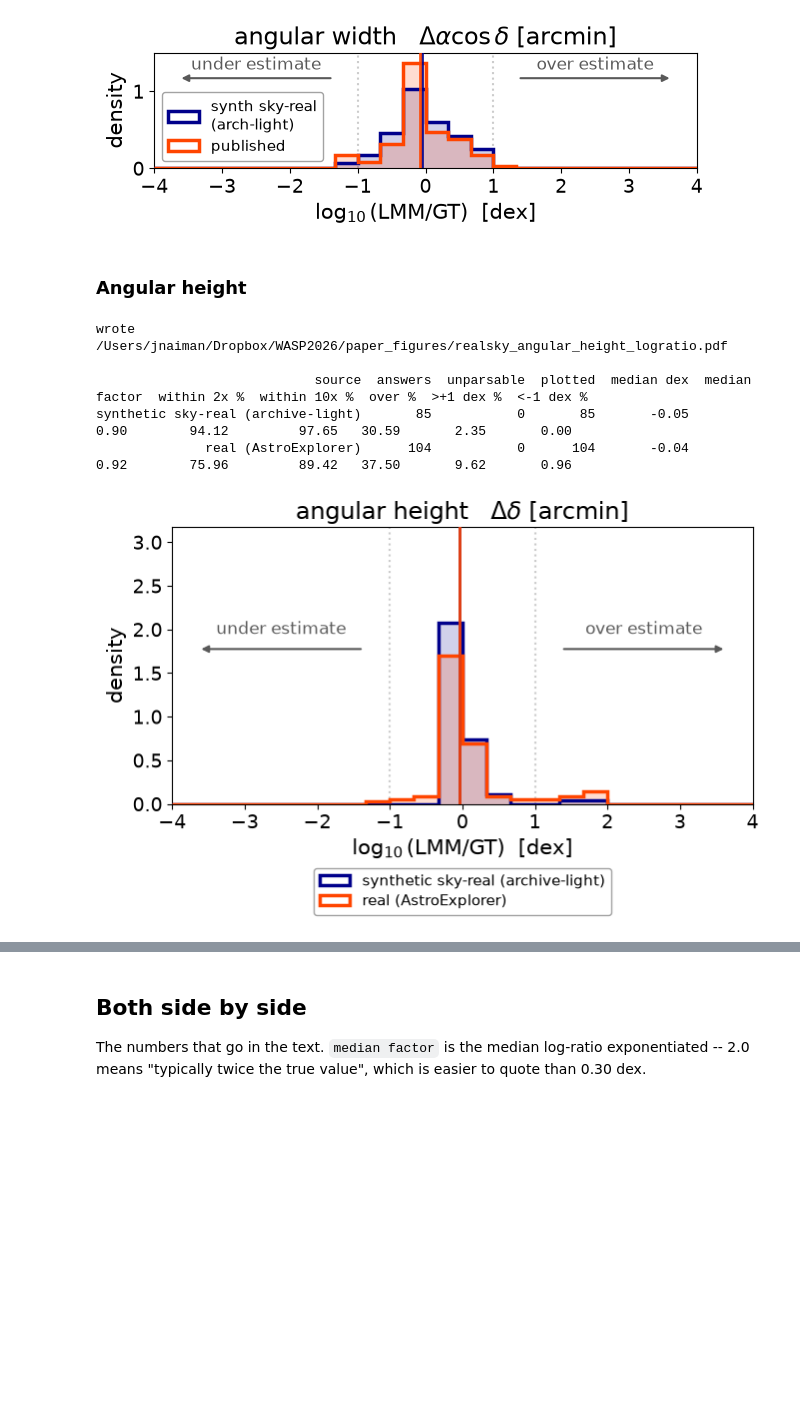
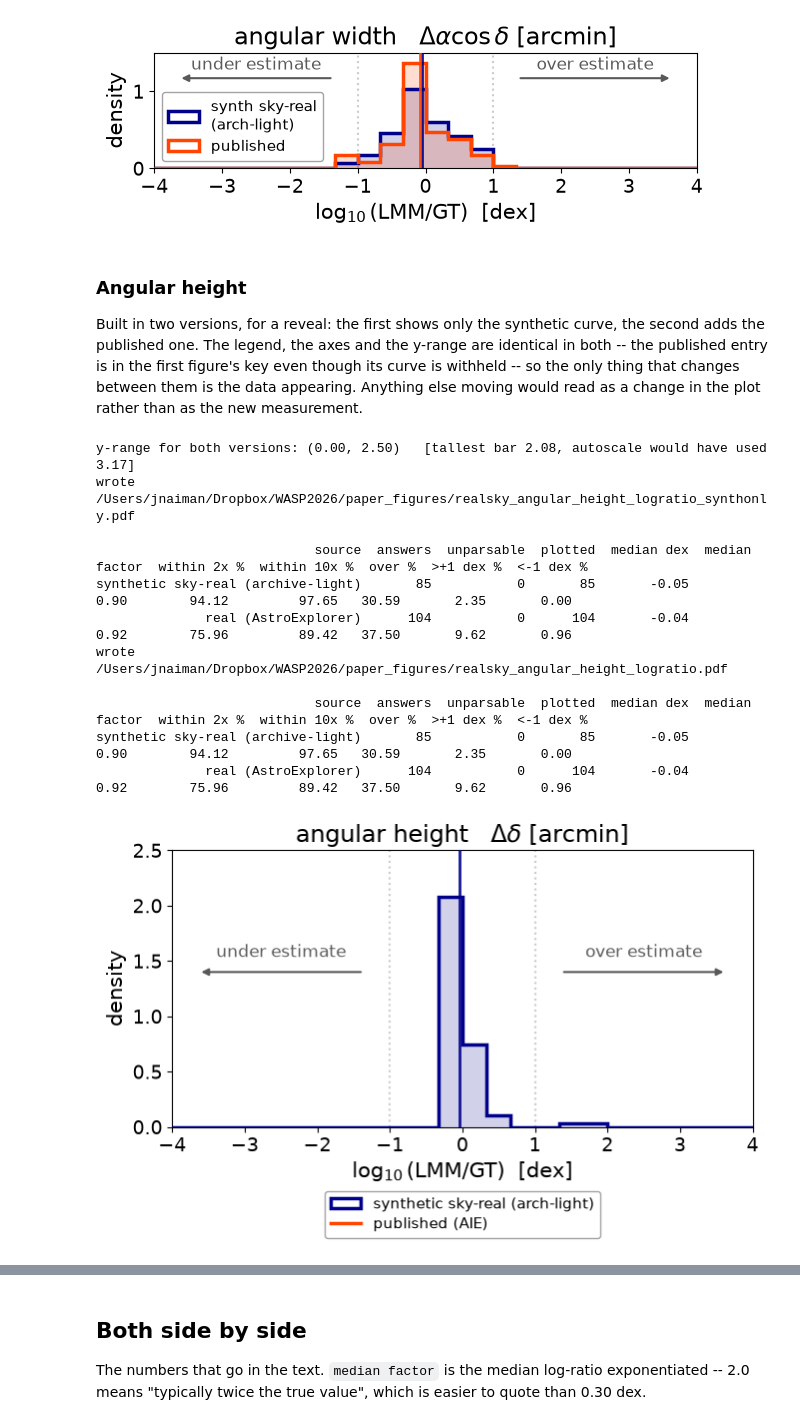
Before and after one commit to jnaiman/SkyImagesWASP2026, a Jupyter notebook: models/figure_notebooks/mean_med_calcs_figure_realsky.ipynb, the cells around one changed output, grey strips where cells are left out. Drawn from its saved outputs; the diff is of its cells as text; code cells hidden in the pictures; blank space fills up the shorter version.

Commit message:
more plots for conf

```diff
--- a/models/figure_notebooks/mean_med_calcs_figure_realsky.ipynb
+++ b/models/figure_notebooks/mean_med_calcs_figure_realsky.ipynb
@@ -760,12 +786,74 @@ synthetic sky-real (archive-light)       85           0       85       -0.05
 [figure]
 # %% [markdown]
 ### Angular height
+
+Built in two versions, for a reveal: the first shows only the synthetic curve,
+the second adds the published one. The legend, the axes and the y-range are
+identical in both -- the published entry is in the first figure's key even
+though its curve is withheld -- so the only thing that changes between them is
+the data appearing. Anything else moving would read as a change in the plot
+rather than as the new measurement.
 # %%
-fig_h = plot_question_logratio('angular height')
+# ============ angular height: withheld, then revealed ============
+# Legend names for THIS figure.  Merged onto the current `legend_short` rather
+# than redefined, so entries set elsewhere survive (see the angular-width cell
+# for why a full redefinition silently drops them).
+legend_short = dict(legend_short, **{
+    'synthetic sky-real (archive-light)': 'synthetic sky-real (arch-light)',
+    'real (AstroExplorer)':               'published (AIE)',
+})
+
+HIDDEN = ('real (AstroExplorer)',)
+
+# One y-range for BOTH versions, computed from every curve including the
+# withheld one.  Letting each call autoscale would fit version 1 to the
+# synthetic curve alone, so revealing the published curve would also rescale
+# the axis -- and a reader comparing the two would see the synthetic histogram
+# apparently change height between them.  Same arithmetic the function uses
+# internally, so the result matches what a single-figure call would pick.
+_bins = np.linspace(logratio_xlim[0], logratio_xlim[1], logratio_nbins)
+_top = 0.0
+for _src, *_rest in active_sources:
+    _v = df[(df['question'] == 'angular height')
+            & (df['source'] == _src)]['logratio'].values
+    _v = _v[np.isfinite(_v)]
+    if len(_v):
+        _h, _ = np.histogram(_v, bins=_bins, density=True)
+        _top = max(_top, _h.max())
+# Fixed top rather than the autoscaled one: the automatic value leaves a lot
+# of empty space above the peak because `arrow_headroom` reserves room for the
+# direction arrows, and the arrows sit in the outer, empty part of the axis
+# anyway.  Still computed above so the guard below can catch a bar that would
+# be silently clipped if the data changes.
+shared_ylim_top = 2.5
+_auto_top = _top * y_headroom * (arrow_headroom if show_direction_arrows else 1.0)
+if _top > shared_ylim_top:
+    print('[WARN] tallest bar is %.2f, above the fixed top %.2f -- it will be '
+          'CLIPPED; raise shared_ylim_top' % (_top, shared_ylim_top))
+shared_ylim = (0.0, shared_ylim_top)
+print('y-range for both versions: (%.2f, %.2f)   [tallest bar %.2f, '
+      'autoscale would have used %.2f]'
+      % (shared_ylim[0], shared_ylim[1], _top, _auto_top))
+
+# --- version 1: synthetic only, published withheld but kept in the legend ---
+fig_h_synth = plot_question_logratio(
+    'angular height', ylim_in=shared_ylim, short_legend=True,
+    hide_sources=HIDDEN,
+    out_file='realsky_angular_height_logratio_synthonly.pdf')
+
+# --- version 2: both curves ---
+fig_h = plot_question_logratio(
+    'angular height', ylim_in=shared_ylim, short_legend=True)
 # %% [output]
+y-range for both versions: (0.00, 2.50)   [tallest bar 2.08, autoscale would have used 3.17]
+wrote /Users/jnaiman/Dropbox/WASP2026/paper_figures/realsky_angular_height_logratio_synthonly.pdf
+
+                            source  answers  unparsable  plotted  median dex  median factor  within 2x %  within 10x %  over %  >+1 dex %  <-1 dex %
+synthetic sky-real (archive-light)       85           0       85       -0.05           0.90        94.12         97.65   30.59       2.35       0.00
+              real (AstroExplorer)      104           0      104       -0.04           0.92        75.96         89.42   37.50       9.62       0.96
 wrote /Users/jnaiman/Dropbox/WASP2026/paper_figures/realsky_angular_height_logratio.pdf
 
                             source  answers  unparsable  plotted  median dex  median factor  within 2x %  within 10x %  over %  >+1 dex %  <-1 dex %
 synthetic sky-real (archive-light)       85           0       85       -0.05           0.90        94.12         97.65   30.59       2.35       0.00
               real (AstroExplorer)      104           0      104       -0.04           0.92        75.96         89.42   37.50       9.62       0.96
-[figure, old version]
+[figure, new version]
```
Also changed, not shown: parts of 2 cells of this notebook.
